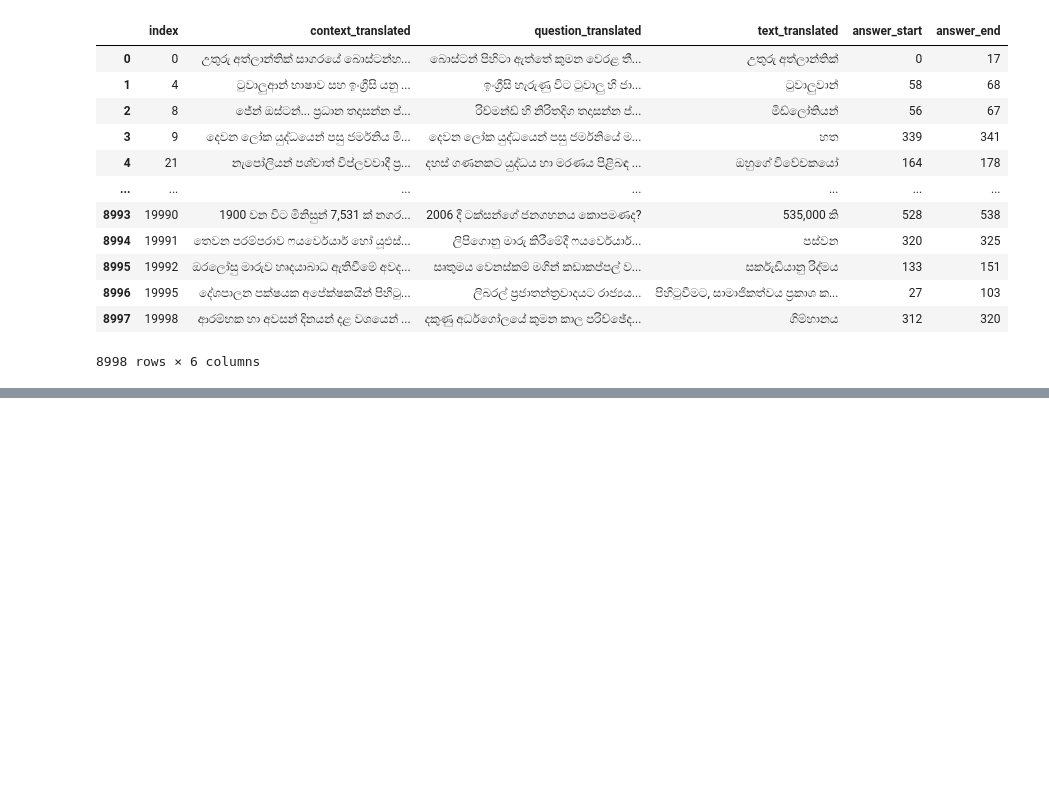
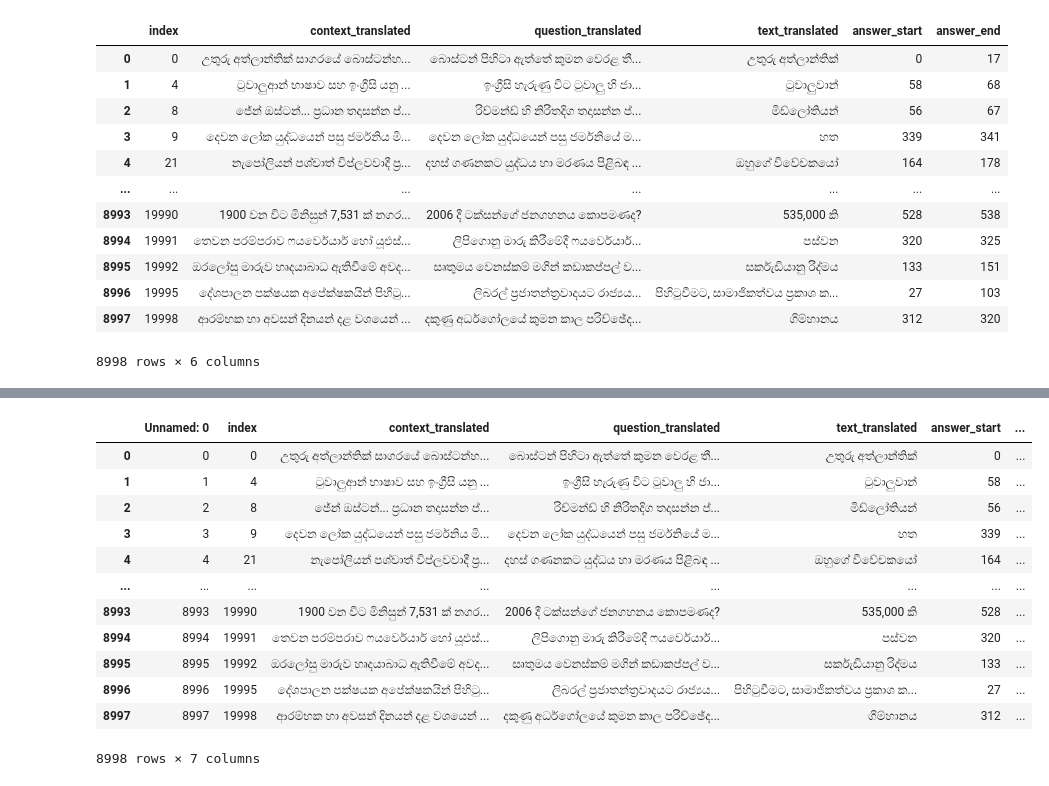
Before and after one commit to sathsaraRasantha/Question_Answering_for_Sinhala_Language_using_Deep_NN_Architectures, a Jupyter notebook: Preprocessing_Pipeline_for_QA.ipynb, the cells around one changed output, grey strips where cells are left out. Cells and saved outputs as stored; diff of their text form; code cells hidden in the pictures; blank space fills up the shorter version.

```diff
--- a/Preprocessing_Pipeline_for_QA.ipynb
+++ b/Preprocessing_Pipeline_for_QA.ipynb
@@ -107,0 +117,2 @@ df
+# %%
+df=pd.read_csv("indexed_data.csv")
@@ -108,3 +127,20 @@ df
+# %%
+
+df
+# %% [output]
+|  | Unnamed: 0 | index | context_translated | question_translated | text_translated | answer_start | ... |
+| 0 | 0 | 0 | උතුරු අත්ලාන්තික් සාගරයේ බොස්ටන්හ... | බොස්ටන් පිහිටා ඇත්තේ කුමන වෙරළ තී... | උතුරු අත්ලාන්තික් | 0 | ... |
+| 1 | 1 | 4 | ටුවාලුආන් භාෂාව සහ ඉංග්‍රීසි යනු ... | ඉංග්‍රීසි හැරුණු විට ටුවාලු හි ජා... | ටුවාලුවාන් | 58 | ... |
+| 2 | 2 | 8 | ජේන් ඔස්ටන්... ප්‍රධාන තදාසන්න ප්... | රිච්මන්ඩ් හි නිරිතදිග තදාසන්න ප්‍... | මිඩ්ලෝතියන් | 56 | ... |
+| 3 | 3 | 9 | දෙවන ලෝක යුද්ධයෙන් පසු ජර්මනිය මි... | දෙවන ලෝක යුද්ධයෙන් පසු ජර්මනියේ ම... | හත | 339 | ... |
+| 4 | 4 | 21 | නැපෝලියන් පශ්චාත් විප්ලවවාදී ප්‍ර... | දහස් ගණනකට යුද්ධය හා මරණය පිළිබඳ ... | ඔහුගේ විවේචකයෝ | 164 | ... |
+| ... | ... | ... | ... | ... | ... | ... | ... |
+| 8993 | 8993 | 19990 | 1900 වන විට මිනිසුන් 7,531 ක් නගර... | 2006 දී ටක්සන්ගේ ජනගහනය කොපමණද? | 535,000 කි | 528 | ... |
+| 8994 | 8994 | 19991 | තෙවන පරම්පරාව ෆයර්වෙයාර් හෝ යූඑස්... | ලිපිගොනු මාරු කිරීමේදී ෆයර්වෙයාර්... | පස්වන | 320 | ... |
+| 8995 | 8995 | 19992 | ඔරලෝසු මාරුව හෘදයාබාධ ඇතිවීමේ අවද... | සෘතුමය වෙනස්කම් මගින් කඩාකප්පල් ව... | සර්කැඩියානු රිද්මය | 133 | ... |
+| 8996 | 8996 | 19995 | දේශපාලන පක්ෂයක අපේක්ෂකයින් පිහිටු... | ලිබරල් ප්‍රජාතන්ත්‍රවාදයට රාජ්‍යය... | පිහිටුවීමට, සාමාජිකත්වය ප්‍රකාශ ක... | 27 | ... |
+| 8997 | 8997 | 19998 | ආරම්භක හා අවසන් දිනයන් දළ වශයෙන් ... | දකුණු අර්ධගෝලයේ කුමන කාල පරිච්ඡේද... | ගිම්හානය | 312 | ... |
+8998 rows × 7 columns
 # %%
 def parse_data(dataframe):
   QA_list=[]
```
Also changed, not shown: parts of 11 cells of this notebook.
